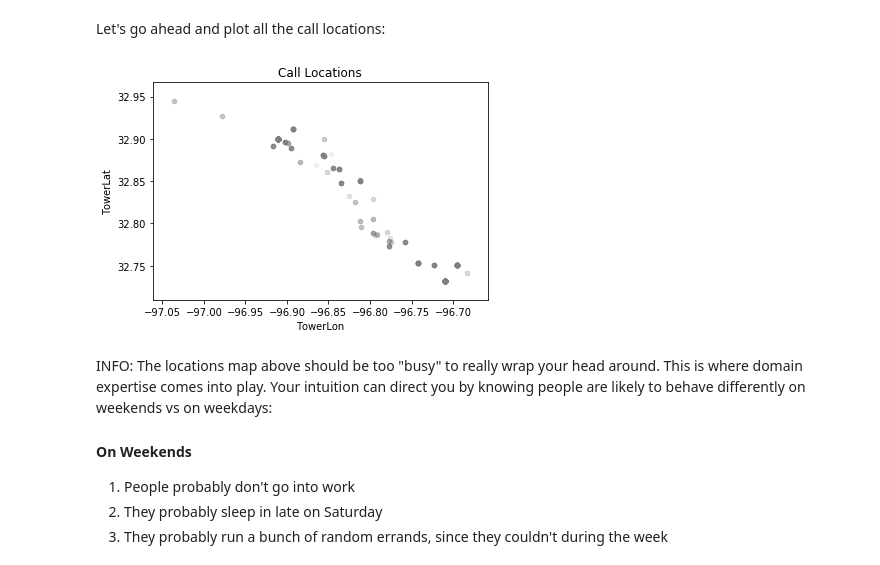
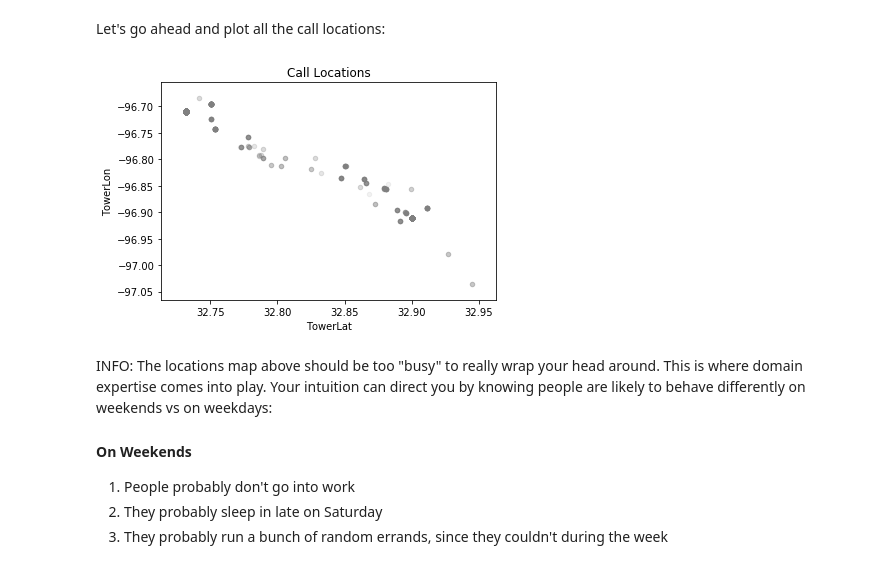
Before and after one commit to Haopython/DAT210x, a Jupyter notebook: Module5/Module5 - Lab2.ipynb, the cells around one changed output. Drawn from its saved outputs; the diff is of its cells as text; code cells hidden in the pictures.

```diff
--- a/Module5/Module5 - Lab2.ipynb
+++ b/Module5/Module5 - Lab2.ipynb
@@ -96,10 +96,10 @@ memory usage: 313.5+ KB
 # %% [markdown]
 Let's go ahead and plot all the call locations:
 # %%
-user1.plot.scatter(x='TowerLon', y='TowerLat', c='gray', alpha=0.1, title='Call Locations')
+user1.plot.scatter(x='TowerLat', y='TowerLon', c='gray', alpha=0.1, title='Call Locations')
 plt.show()
 # %% [output]
-[figure, old version]
+[figure, new version]
 # %% [markdown]
 INFO: The locations map above should be too "busy" to really wrap your head around. This is where domain expertise comes into play. Your intuition can direct you by knowing people are likely to behave differently on weekends vs on weekdays:
 
```
Also changed, not shown: parts of 6 cells of this notebook, 1 other file.
